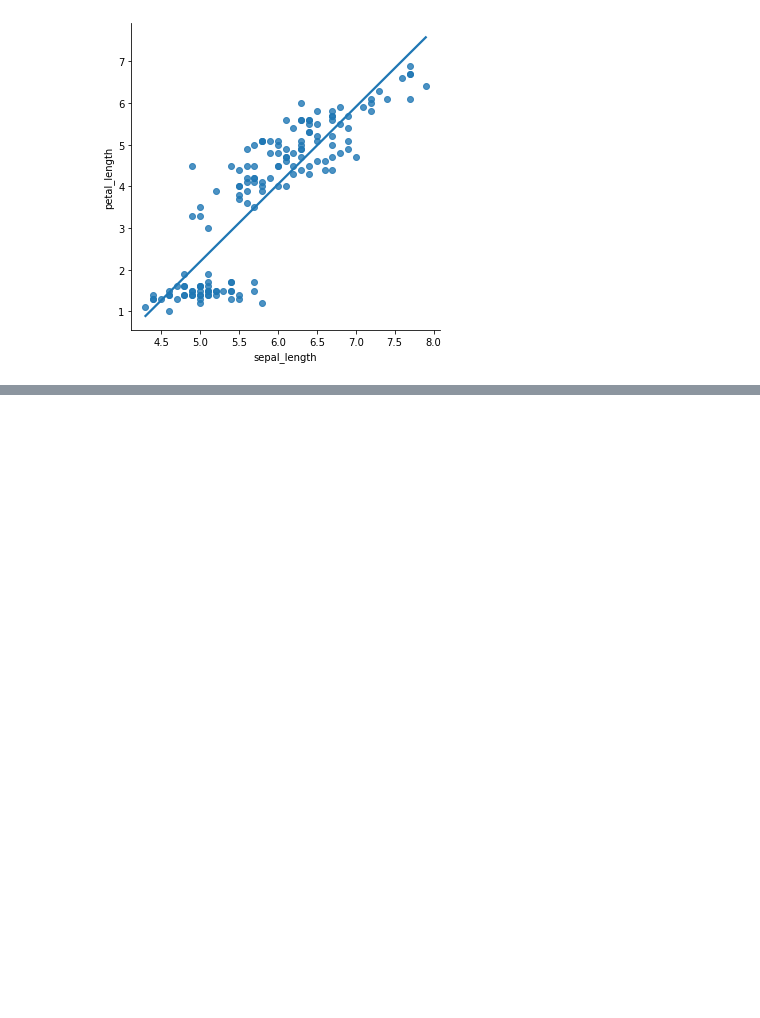
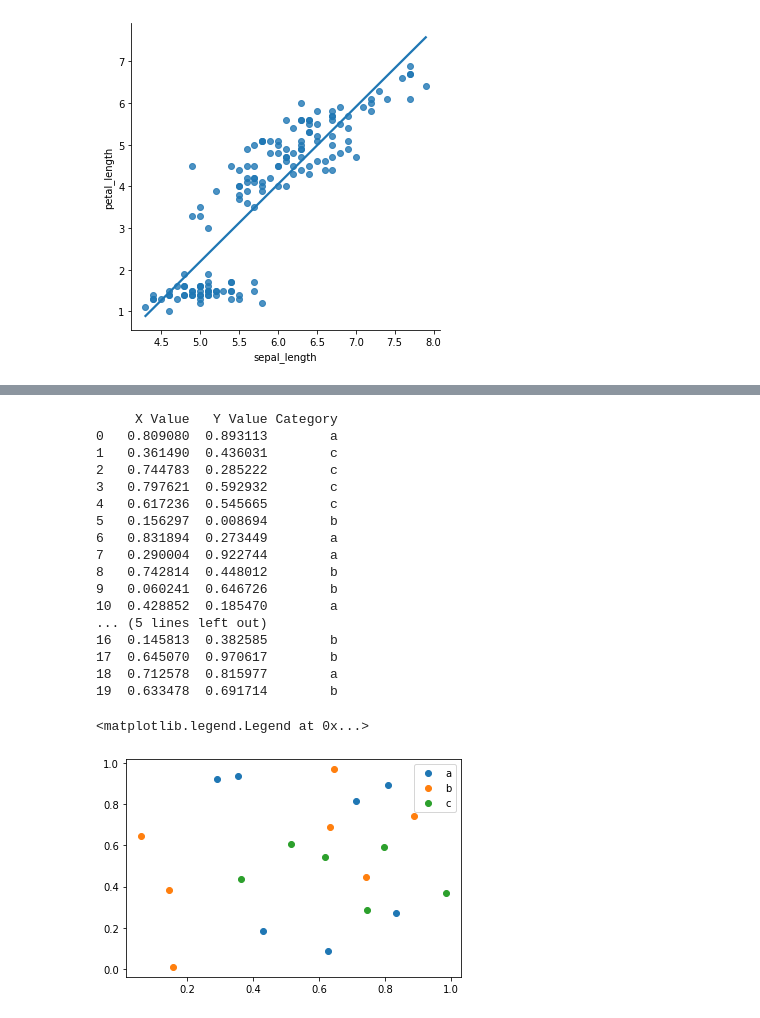
Before and after one commit to Thien-Nguyen-Git/Iris_Flowers, a Jupyter notebook: TestingScatterPlot.ipynb, the cells around one changed output, grey strips where cells are left out. Drawn from its saved outputs; the diff is of its cells as text; code cells hidden in the pictures; blank space fills up the shorter version.

```diff
--- a/TestingScatterPlot.ipynb
+++ b/TestingScatterPlot.ipynb
@@ -116,0 +141,30 @@ sb.lmplot(x = "sepal_length",
+# %%
+data = pd.DataFrame({"X Value": x, "Y Value": y, "Category": labels})
+print(data)
+
+
+groups = data.groupby("Category")
+for name, group in groups:
+    plt.plot(group["X Value"], group["Y Value"], marker="o", linestyle="", label=name)
+
+plt.legend()
+# %% [output]
+     X Value   Y Value Category
+0   0.809080  0.893113        a
+1   0.361490  0.436031        c
+2   0.744783  0.285222        c
+3   0.797621  0.592932        c
+4   0.617236  0.545665        c
+5   0.156297  0.008694        b
+6   0.831894  0.273449        a
+7   0.290004  0.922744        a
+8   0.742814  0.448012        b
+9   0.060241  0.646726        b
+10  0.428852  0.185470        a
+... (5 lines left out)
+16  0.145813  0.382585        b
+17  0.645070  0.970617        b
+18  0.712578  0.815977        a
+19  0.633478  0.691714        b
+<matplotlib.legend.Legend at 0x...>
+[figure, added]
```
Also changed, not shown: parts of 1 cell of this notebook, 1 other file.
